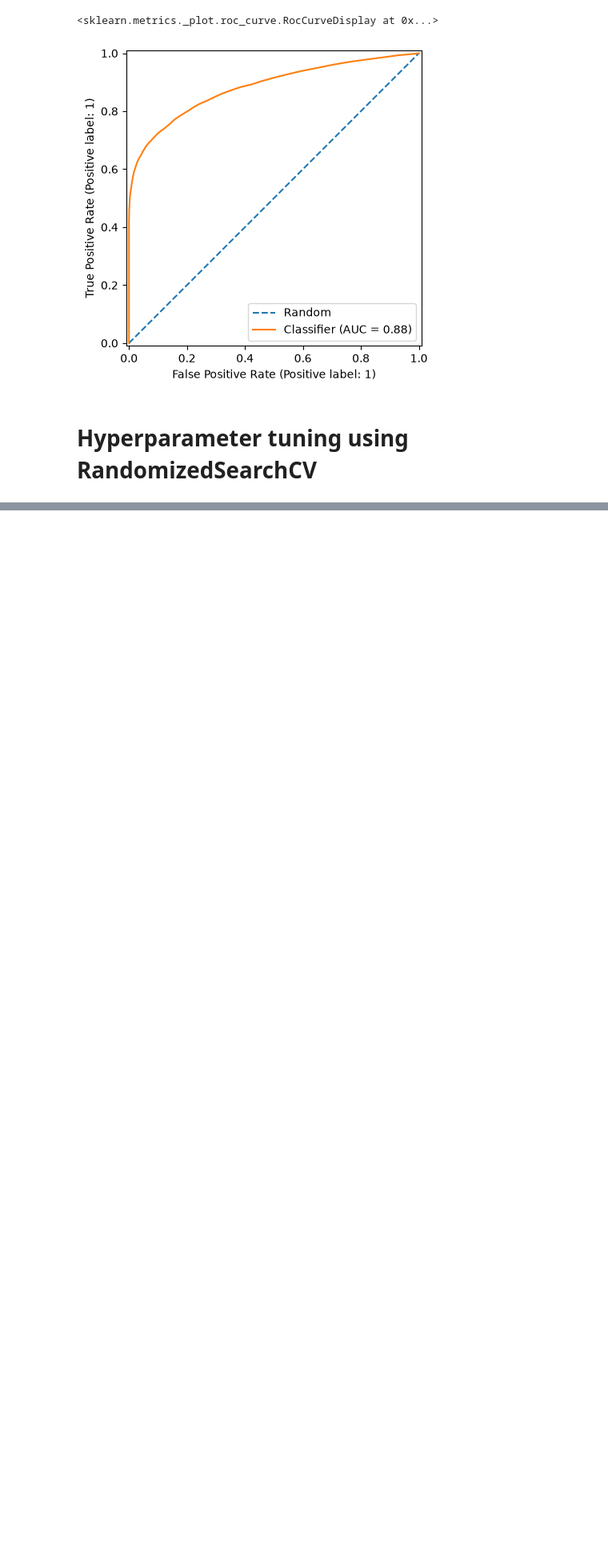
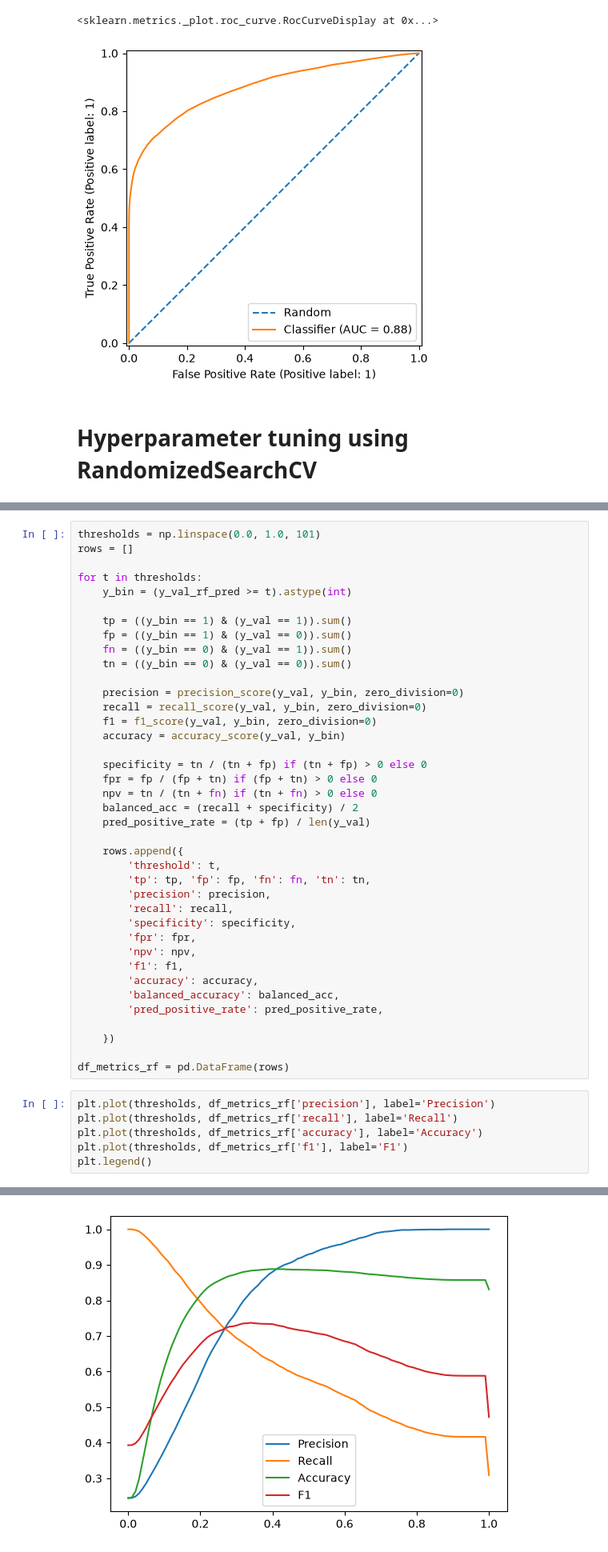
Before and after one commit to samisiraj/loan-default-prediction, a Jupyter notebook: notebooks/03_modelling.ipynb, the cells around one changed output, grey strips where cells are left out. Shown at 80% size. Saved outputs shown, nothing was run; the diff lists cells and outputs as text; blank space fills up the shorter version.

```diff
--- a/notebooks/03_modelling.ipynb
+++ b/notebooks/03_modelling.ipynb
@@ -669,0 +676,46 @@ KeyboardInterrupt:
+# %%
+thresholds = np.linspace(0.0, 1.0, 101)
+rows = []
+
+for t in thresholds:
+    y_bin = (y_val_rf_pred >= t).astype(int)
+
+    tp = ((y_bin == 1) & (y_val == 1)).sum()
+    fp = ((y_bin == 1) & (y_val == 0)).sum()
+    fn = ((y_bin == 0) & (y_val == 1)).sum()
+    tn = ((y_bin == 0) & (y_val == 0)).sum()
+
+    precision = precision_score(y_val, y_bin, zero_division=0)
+    recall = recall_score(y_val, y_bin, zero_division=0)
+    f1 = f1_score(y_val, y_bin, zero_division=0)
+    accuracy = accuracy_score(y_val, y_bin)
+
+    specificity = tn / (tn + fp) if (tn + fp) > 0 else 0
+    fpr = fp / (fp + tn) if (fp + tn) > 0 else 0
+    npv = tn / (tn + fn) if (tn + fn) > 0 else 0
+    balanced_acc = (recall + specificity) / 2
+    pred_positive_rate = (tp + fp) / len(y_val)
+
+    rows.append({
+        'threshold': t,
+        'tp': tp, 'fp': fp, 'fn': fn, 'tn': tn,
+        'precision': precision,
+        'recall': recall,
+        'specificity': specificity,
+        'fpr': fpr,
+        'npv': npv,
+        'f1': f1,
+        'accuracy': accuracy,
+        'balanced_accuracy': balanced_acc,
+        'pred_positive_rate': pred_positive_rate,
+
+    })
+
+df_metrics_rf = pd.DataFrame(rows)
+# %%
+plt.plot(thresholds, df_metrics_rf['precision'], label='Precision')
+plt.plot(thresholds, df_metrics_rf['recall'], label='Recall')
+plt.plot(thresholds, df_metrics_rf['accuracy'], label='Accuracy')
+plt.plot(thresholds, df_metrics_rf['f1'], label='F1')
+plt.legend()
+# %% [output]
@@ -669,0 +723 @@ KeyboardInterrupt:
+[figure, added]
```
Also changed, not shown: parts of 11 cells of this notebook.
